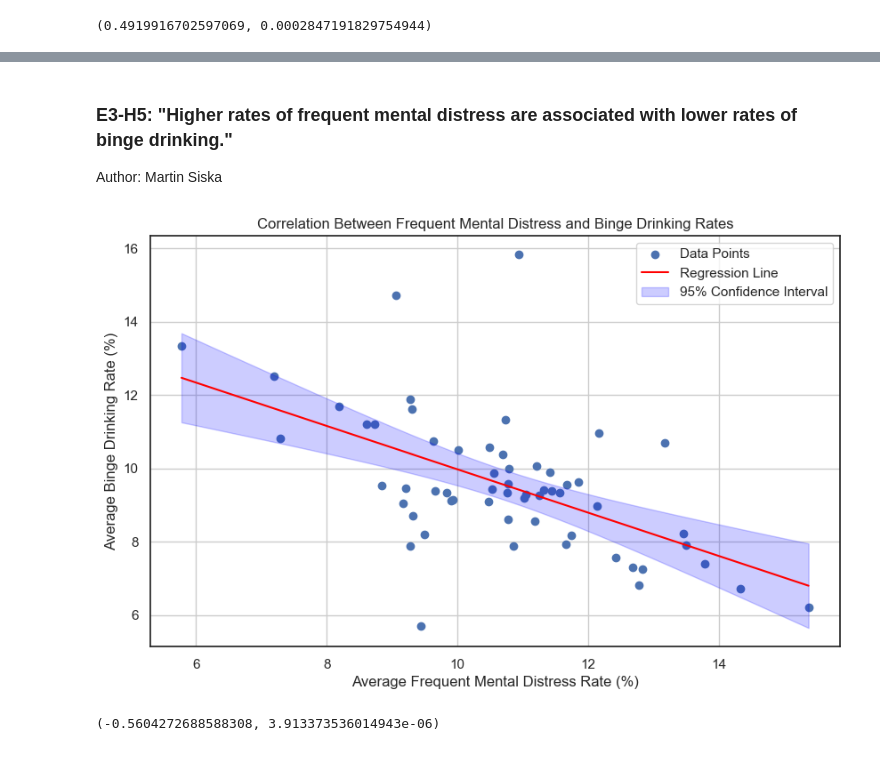
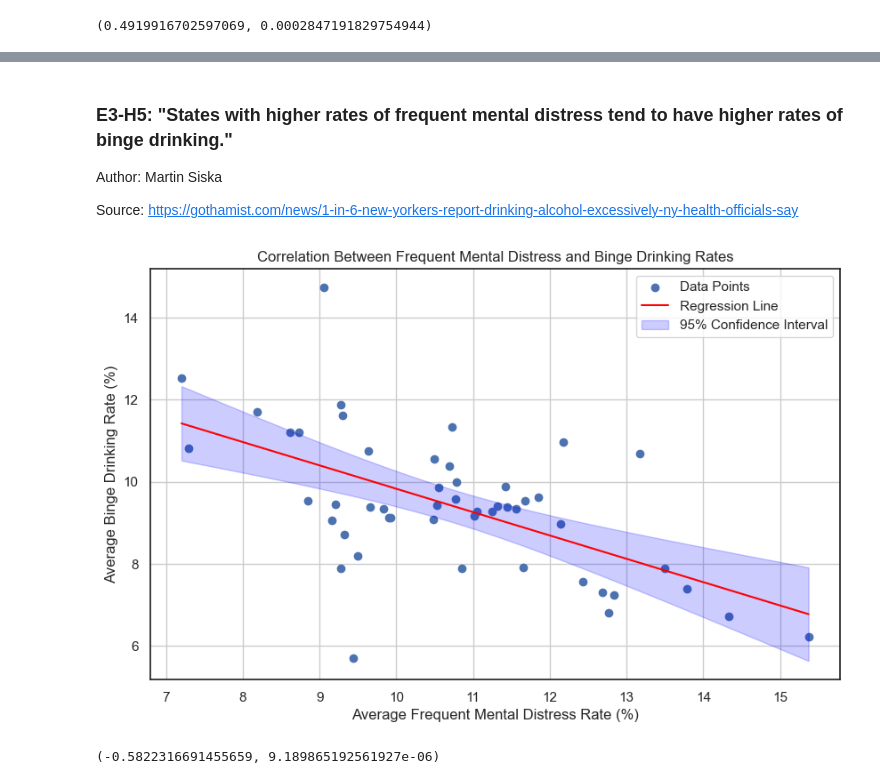
Before and after one commit to toporek3112/de_python_project, a Jupyter notebook: prj01.ipynb, the cells around one changed output, grey strips where cells are left out. Saved outputs shown, nothing was run; the diff lists cells and outputs as text; code cells hidden in the pictures.

```diff
--- a/prj01.ipynb
+++ b/prj01.ipynb
@@ -89,7 +90,8 @@ import geopandas as gpd
 ##### DELETE ME ##### Personal comment: Nicht das der Lector dann sagt dass wir das dataset anders analysieren sollen als jede spalte einzeln anzuschauen :)
 
 # Load dataset
-df = pd.read_csv('Alzheimer_s_Disease_and_Healthy_Aging_Data.csv')
+zf = zipfile.ZipFile('Alzheimer_s_Disease_and_Healthy_Aging_Data.zip')
+df = pd.read_csv(zf.open('Alzheimer_s_Disease_and_Healthy_Aging_Data.csv'))
 # %%
 # Check Shape and Dtypes before cleanup
 df.info()
@@ -714,66 +882,67 @@ plt.show()
 # %% [markdown]
-### E3-H5: "Higher rates of frequent mental distress are associated with lower rates of binge drinking."
+### E3-H5: "States with higher rates of frequent mental distress tend to have higher rates of binge drinking."
 Author: Martin Siska
+
+Source: https://gothamist.com/news/1-in-6-new-yorkers-report-drinking-alcohol-excessively-ny-health-officials-say
+# %%
+mental_distress_data = df_states[df_states['Topic'].str.contains('Frequent Mental Distress', case=False)]
+binge_drinking_data = df_states[df_states['Topic'].str.contains('Binge Drinking within Past 30 Days', case=False)]
+
+mental_distress_data = mental_distress_data.dropna(subset=['Data_Value'])
+binge_drinking_data = binge_drinking_data.dropna(subset=['Data_Value'])
+
+# groupby Location and get the mean of Data_Value
+avg_mental = mental_distress_data.groupby('LocationAbbr')['Data_Value'].mean()
+avg_drinking = binge_drinking_data.groupby('LocationAbbr')['Data_Value'].mean()
+
+df_avg = pd.DataFrame({'Average Mental Distress': avg_mental, 'Average Binge Drinking': avg_drinking})
 # %%
-mental_distress_data = df_cleaned[df_cleaned['Topic'].str.contains('Frequent Mental Distress', case=False)]
-binge_drinking_data = df_cleaned[df_cleaned['Topic'].str.contains('Binge Drinking within Past 30 Days', case=False)]
+# Extract the top 5 states for 'Average Mental Distress'
+top_5_mental_distress = df_avg.nlargest(5, 'Average Mental Distress')
 
-# Initializing lists to store the average values for each topic across all states
-average_mental_distress = []
-average_binge_drinking = []
+# Extract the top 5 states for 'Average Binge Drinking'
+top_5_binge_drinking = df_avg.nlargest(5, 'Average Binge Drinking')
 
-# Looping through each state to calculate the average for each topic
-# This loop is necessary because we are performing a merge operation for each state separately.
-for state in df_cleaned['LocationAbbr'].unique():
-    state_mental_distress = mental_distress_data[mental_distress_data['LocationAbbr'] == state]
-    state_binge_drinking = binge_drinking_data[binge_drinking_data['LocationAbbr'] == state]
-
-    # We check each state individually because data availability may vary by state,
-    # and it impacts whether we can include the state in the correlation analysis.
-    if not state_mental_distress.empty and not state_binge_drinking.empty:
-        average_mental_distress.append(state_mental_distress['Data_Value'].mean())
-        average_binge_drinking.append(state_binge_drinking['Data_Value'].mean())
-
-slope, intercept, r_value, p_value, std_err = stats.linregress(average_mental_distress, average_binge_drinking)
+slope, intercept, r_value, p_value, std_err = stats.linregress(avg_mental, avg_drinking)
 
 # Create arrays for the regression line
-x = np.array(average_mental_distress)
-y = np.array(average_binge_drinking)
+x = np.array(avg_mental)
+y = np.array(avg_drinking)
 x_reg = np.linspace(x.min(), x.max(),100)
 y_reg = slope * x_reg + intercept
 
 # Calculate the prediction interval
 pred_error = y - (slope * x + intercept)
 degrees_of_freedom = len(x) - 2
 residual_std_error = np.sqrt(np.sum(pred_error**2) / degrees_of_freedom)
 t_stat = stats.t.ppf(1-0.025, df=degrees_of_freedom)  # 2-tailed t-statistic for 95% CI
 conf_interval = t_stat * residual_std_error * np.sqrt(1/len(x) + (x_reg - np.mean(x))**2 / np.sum((x - np.mean(x))**2))
 
 # Creating scatter plot with regression line and confidence interval of 95%
 plt.figure(figsize=(10, 6))
 
 plt.scatter(x, y, label='Data Points')
 plt.plot(x_reg, y_reg, color='red', label='Regression Line')
 
 # Filling the confidence interval
 plt.fill_between(x_reg, y_reg - conf_interval, y_reg + conf_interval, color='blue', alpha=0.2, label='95% Confidence Interval')
 
 # Adding labels and title
 plt.title('Correlation Between Frequent Mental Distress and Binge Drinking Rates')
 plt.xlabel('Average Frequent Mental Distress Rate (%)')
 plt.ylabel('Average Binge Drinking Rate (%)')
 plt.legend()
 plt.grid(True)
 plt.show()
 # %% [output]
-[figure, old version]
+[figure, new version]
 # %%
-correlation_coefficient, p_value = stats.pearsonr(average_mental_distress, average_binge_drinking)
+correlation_coefficient, p_value = stats.pearsonr(avg_mental, avg_drinking)
 
 correlation_coefficient, p_value
 
-# The Pearson correlation coefficient between average rates of 'Frequent Mental Distress' and 'Binge Drinking' is approximately -0.56,
-# and the p-value is approximately 0.0000039. This p-value is much lower than the significance level of 0.025 that is alpha for 95% confidence interval,
+# The Pearson correlation coefficient between average rates of 'Frequent Mental Distress' and 'Binge Drinking' is approximately -0.58,
+# and the p-value is approximately 0.0000091. This p-value is much lower than the significance level of 0.025 that is alpha for 95% confidence interval,
 # indicating that the negative correlation between the two variables is statistically significant.
 # %% [output]
-(-0.5604272688588308, 3.913373536014943e-06)
+(-0.5822316691455659, 9.189865192561927e-06)
```
Also changed, not shown: parts of 32 cells of this notebook.
